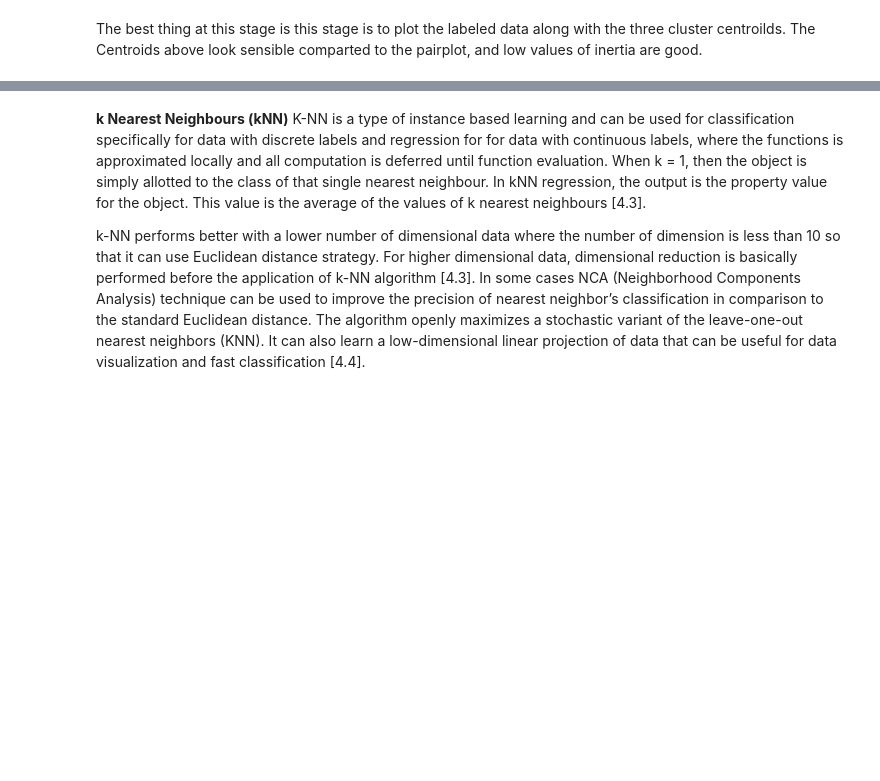
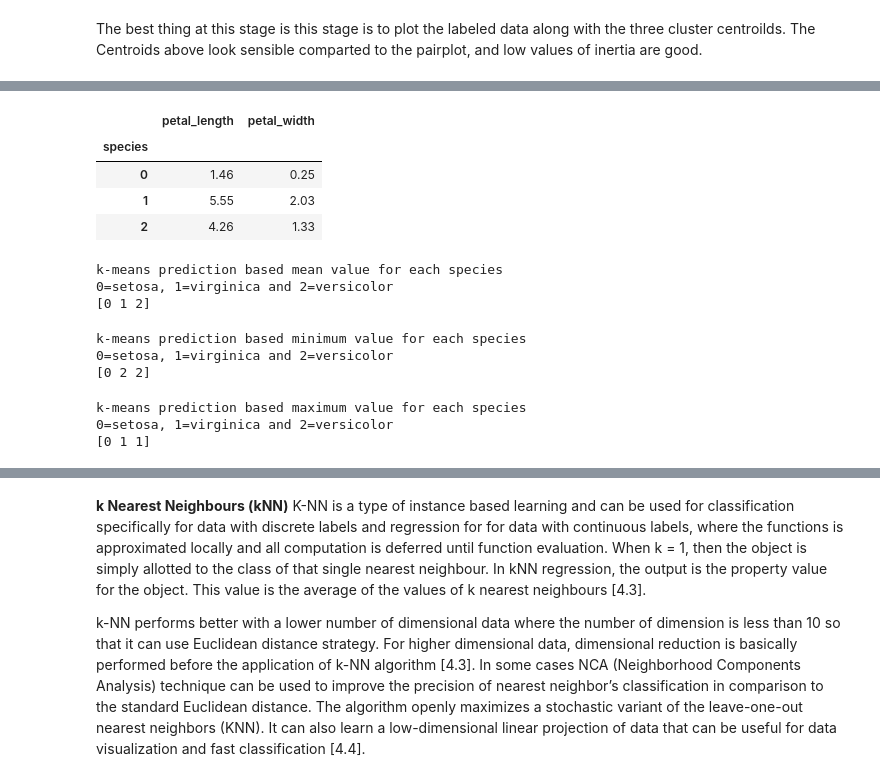
Before and after one commit to SasiGV/ML-Task2020, a Jupyter notebook: ML-Task2020.ipynb, the cells around one changed output, grey strips where cells are left out. Saved outputs shown, nothing was run; the diff lists cells and outputs as text; code cells hidden in the pictures; blank space fills up the shorter version.

```diff
--- a/ML-Task2020.ipynb
+++ b/ML-Task2020.ipynb
@@ -690,0 +751,38 @@ kmeans.inertia_
+# %%
+# Extract the 'petal_length' and 'petal_width' columns from the test data
+e_test_mean = km_group[['petal_length', 'petal_width']]
+e_test_mean
+# %% [output]
+|  | petal_length | petal_width |
+| species |  |  |
+| 0 | 1.46 | 0.25 |
+| 1 | 5.55 | 2.03 |
+| 2 | 4.26 | 1.33 |
+# %%
+# Predict the mean value for each group of the iris
+print("k-means prediction based mean value for each species\n0=setosa, 1=virginica and 2=versicolor")
+print(kmeans.predict(e_test_mean))
+# %% [output]
+k-means prediction based mean value for each species
+0=setosa, 1=virginica and 2=versicolor
+[0 1 2]
+# %%
+# Create a test for the minimum value for each group of the iris
+test_min = Iris_km_dataSet.groupby('species').min().round(2)
+e_test_min = test_min[['petal_length', 'petal_width']]
+print("k-means prediction based minimum value for each species\n0=setosa, 1=virginica and 2=versicolor")
+print(kmeans.predict(e_test_min))
+# %% [output]
+k-means prediction based minimum value for each species
+0=setosa, 1=virginica and 2=versicolor
+[0 2 2]
+# %%
+# Create a test for the maximum value for each group of the iris
+test_max = Iris_km_dataSet.groupby('species').max().round(2)
+e_test_max = test_max[['petal_length', 'petal_width']]
+print("k-means prediction based maximum value for each species\n0=setosa, 1=virginica and 2=versicolor")
+print(kmeans.predict(e_test_max))
+# %% [output]
+k-means prediction based maximum value for each species
+0=setosa, 1=virginica and 2=versicolor
+[0 1 1]
```
Also changed, not shown: parts of 34 cells of this notebook.
